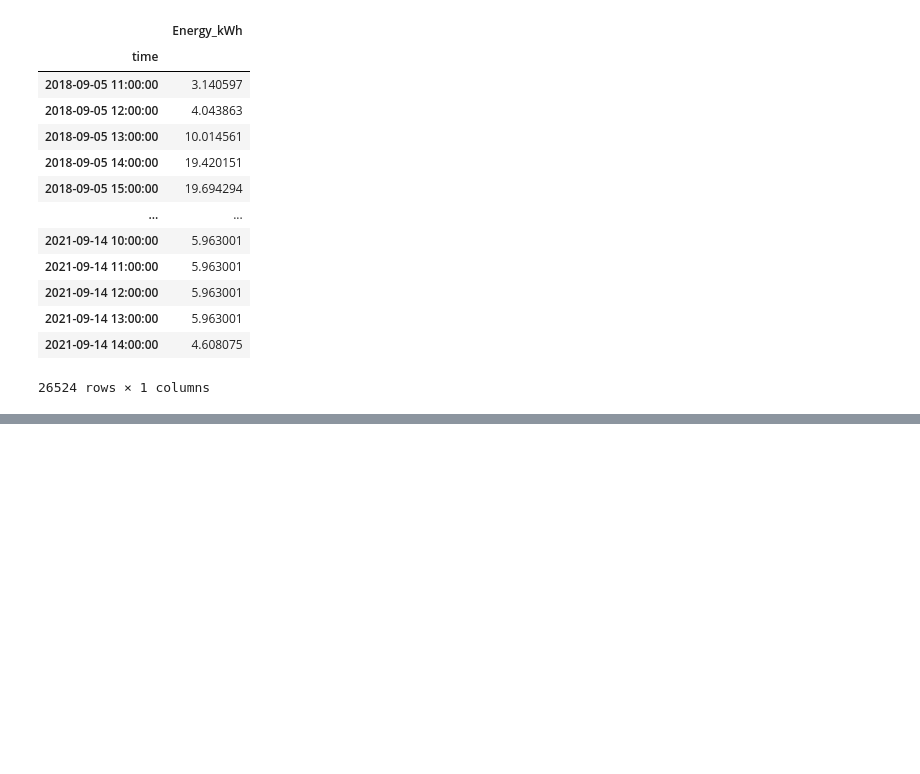
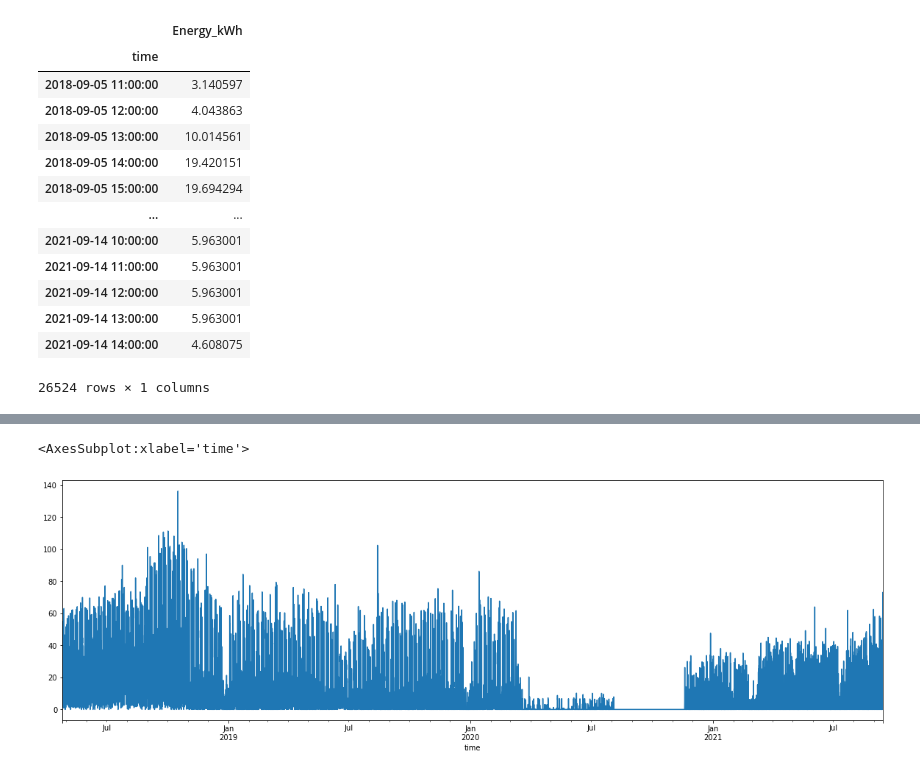
Before and after one commit to hancse/han_microgrid_lab, a Jupyter notebook: ChargingDemandPrediction/DataProcess.ipynb, the cells around one changed output, grey strips where cells are left out. Cells and saved outputs as stored; diff of their text form; code cells hidden in the pictures; blank space fills up the shorter version.

```diff
--- a/ChargingDemandPrediction/DataProcess.ipynb
+++ b/ChargingDemandPrediction/DataProcess.ipynb
@@ -449,9 +329,7 @@ A research university located in Pasadena, CA. We currently collect data from 54
 
 timezone: GMT-8
 # %%
-import json
-
-dataACN = json.load(open(r'../Data_ACN/acndata_sessions.json'))
+dataACN = json.load(open(r'../../Data_ACN/acndata_sessions.json'))
 data_caltech = pd.DataFrame(dataACN["_items"])
 # %%
 data_caltech
@@ -717,0 +575,6 @@ data_refined_JPL.plot(x='day_week', y='Energy_kWh', kind='scatter')
+# %%
+# ACN-caltech data
+data_refined['Energy_kWh'].plot(figsize=(20,6))
+# %% [output]
+<AxesSubplot:xlabel='time'>
+[figure, added]
```
Also changed, not shown: parts of 50 cells of this notebook.
